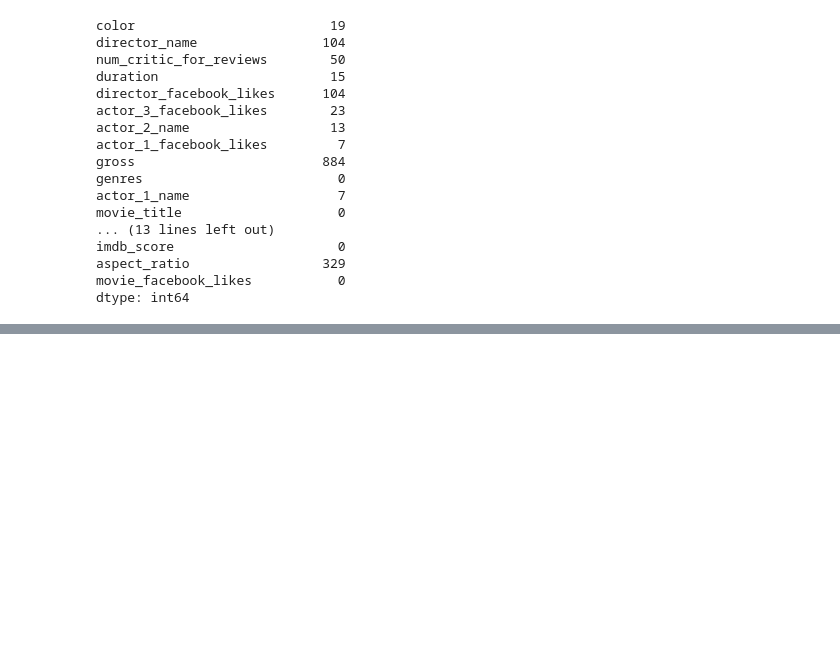
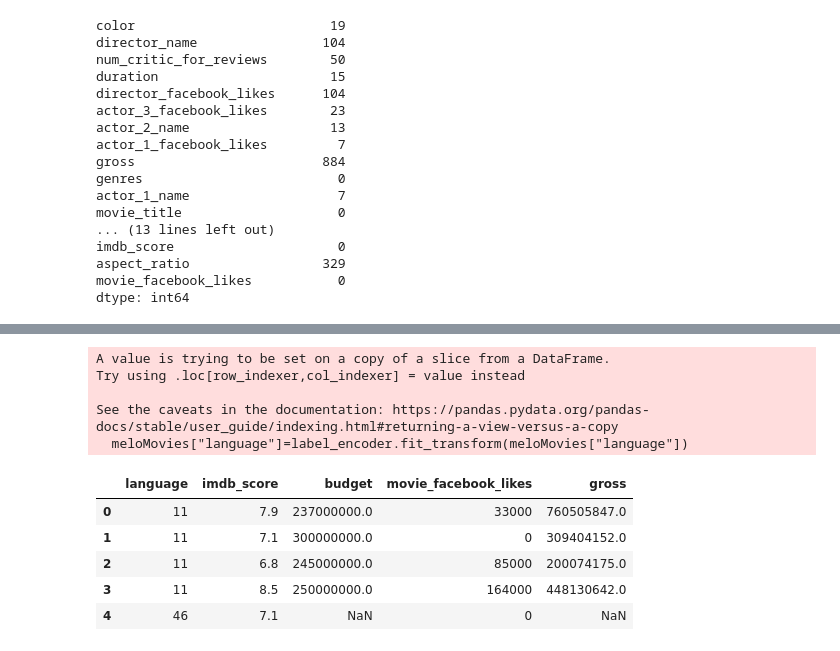
Before and after one commit to anitajn86/MOVIES, a Jupyter notebook: movies.ipynb, the cells around one changed output, grey strips where cells are left out. Cells and saved outputs as stored; diff of their text form; code cells hidden in the pictures; blank space fills up the shorter version.

```diff
--- a/movies.ipynb
+++ b/movies.ipynb
@@ -994,0 +1010,10 @@ meloMovies.head()
+# %%
+from sklearn.preprocessing import OneHotEncoder,LabelEncoder
+label_encoder=LabelEncoder()
+meloMovies["language"]=label_encoder.fit_transform(meloMovies["language"])
+# %% [output]
+A value is trying to be set on a copy of a slice from a DataFrame.
+Try using .loc[row_indexer,col_indexer] = value instead
+
+See the caveats in the documentation: https://pandas.pydata.org/pandas-docs/stable/user_guide/indexing.html#returning-a-view-versus-a-copy
+  meloMovies["language"]=label_encoder.fit_transform(meloMovies["language"])
@@ -994,0 +1024,9 @@ meloMovies.head()
+# %%
+meloMovies.head()
+# %% [output]
+|  | language | imdb_score | budget | movie_facebook_likes | gross |
+| 0 | 11 | 7.9 | 237000000.0 | 33000 | 760505847.0 |
+| 1 | 11 | 7.1 | 300000000.0 | 0 | 309404152.0 |
+| 2 | 11 | 6.8 | 245000000.0 | 85000 | 200074175.0 |
+| 3 | 11 | 8.5 | 250000000.0 | 164000 | 448130642.0 |
+| 4 | 46 | 7.1 | NaN | 0 | NaN |
```
Also changed, not shown: parts of 15 cells of this notebook.
